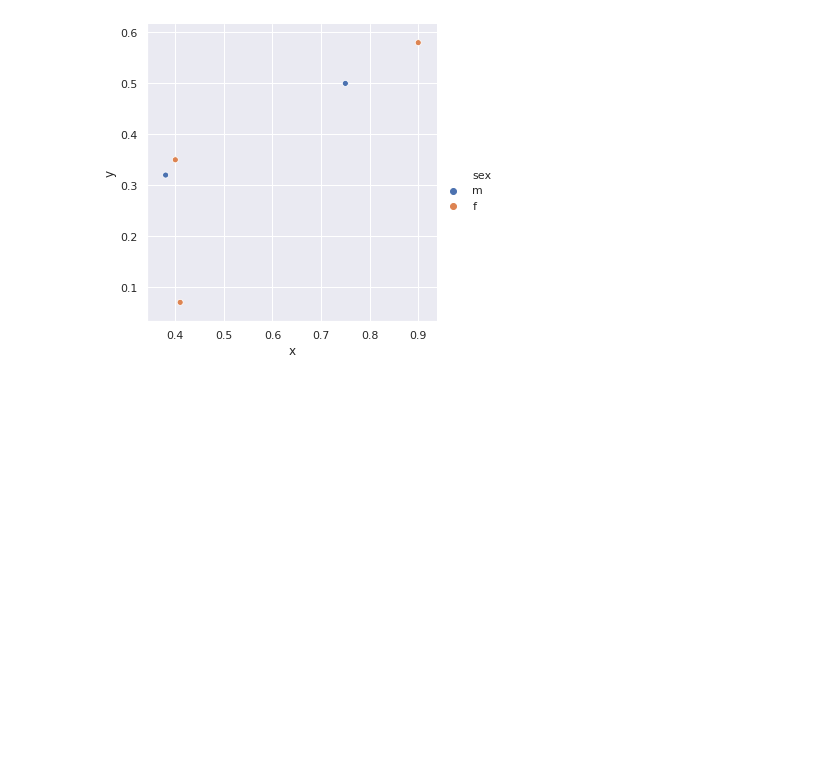
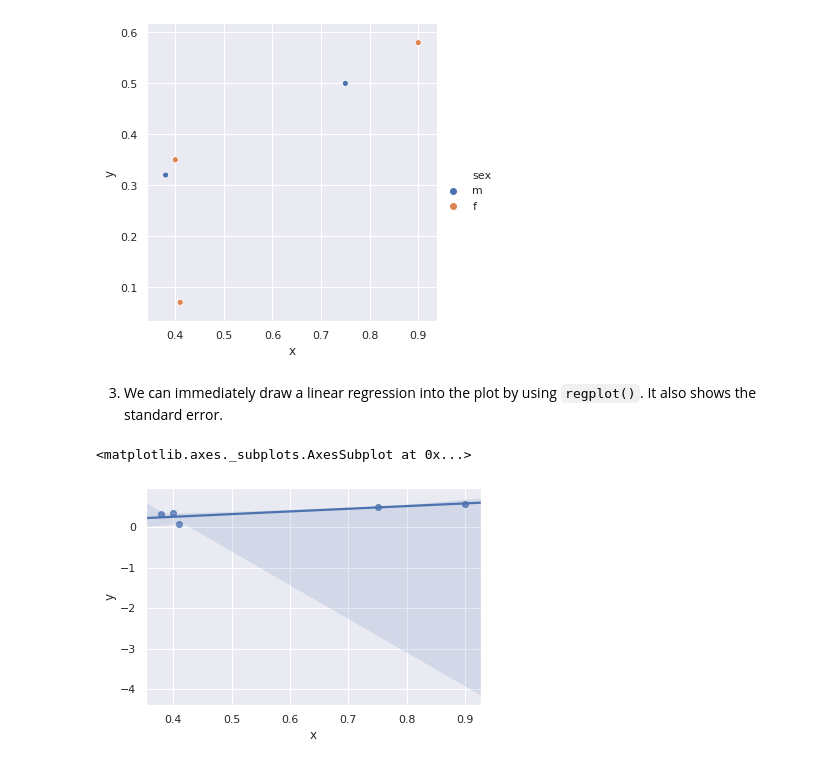
Before and after one commit to MJimitater/epistomology, a Jupyter notebook: visualization.ipynb, the cells around one changed output. Cells and saved outputs as stored; diff of their text form; code cells hidden in the pictures; blank space fills up the shorter version.

Commit message:
added matplotlib visualizations

```diff
--- a/visualization.ipynb
+++ b/visualization.ipynb
@@ -73,3 +73,10 @@ sns.relplot(x='x', y='y', hue='sex', data=data)
 # %% [output]
 <seaborn.axisgrid.FacetGrid at 0x...>
 [figure]
+# %% [markdown]
+3. We can immediately draw a linear regression into the plot by using `regplot()`. It also shows the standard error.
+# %%
+sns.regplot(x='x', y='y', data=data)
+# %% [output]
+<matplotlib.axes._subplots.AxesSubplot at 0x...>
+[figure, added]
```
Also changed, not shown: parts of 14 cells of this notebook.
